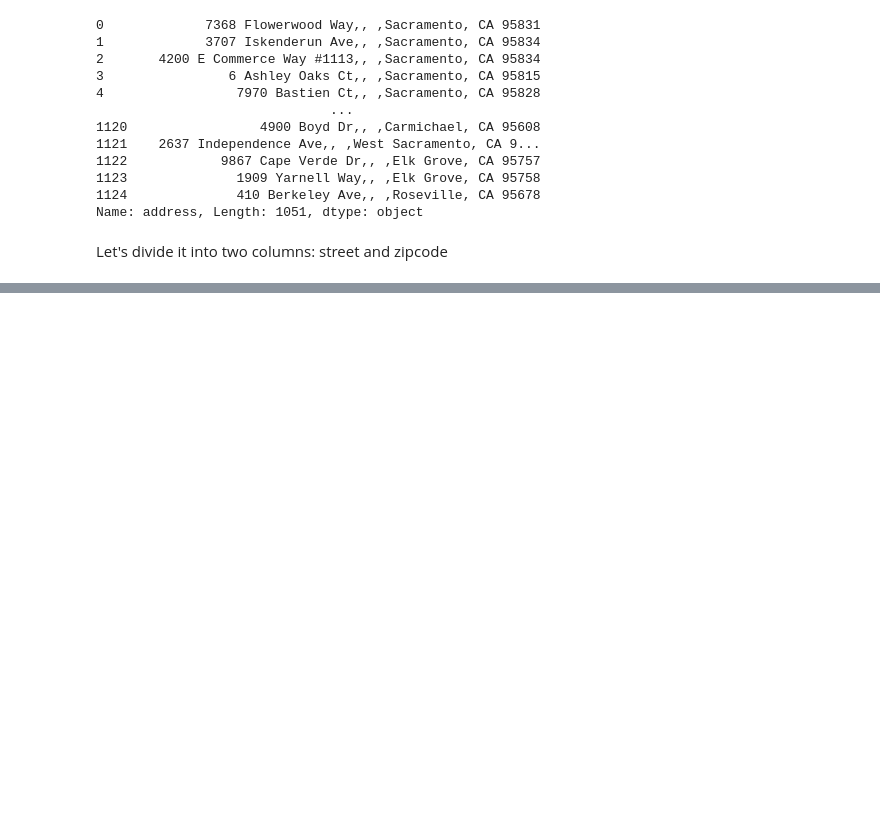
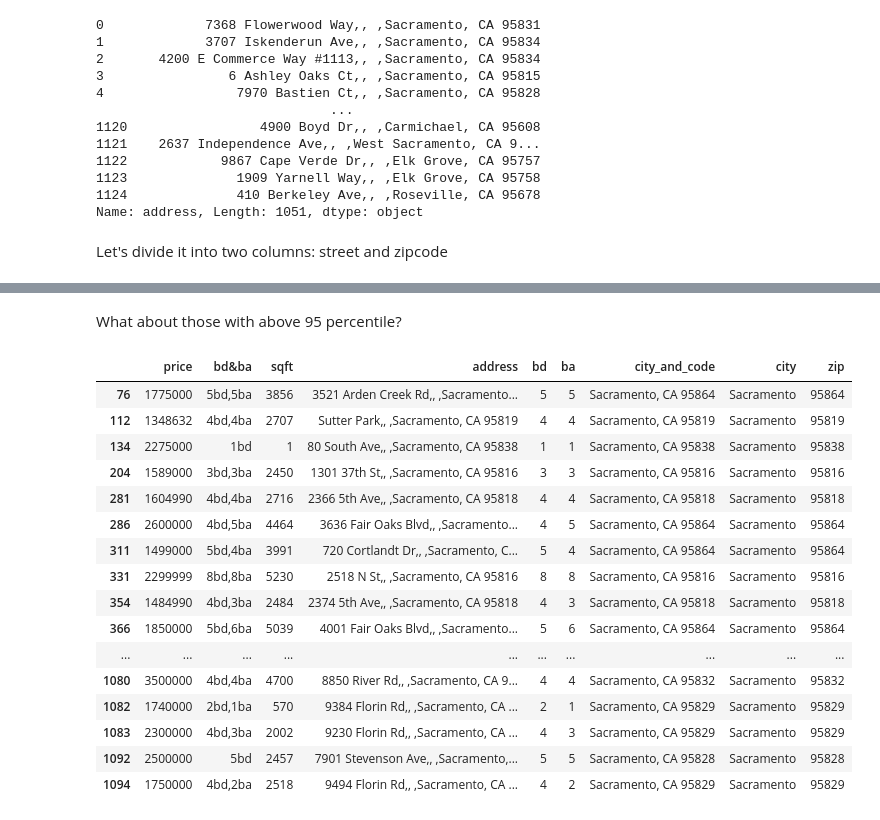
Before and after one commit to PlacidSerene/Housing-Analysis, a Jupyter notebook: House_Prediction.ipynb, the cells around one changed output, grey strips where cells are left out. Saved outputs shown, nothing was run; the diff lists cells and outputs as text; code cells hidden in the pictures; blank space fills up the shorter version.

```diff
--- a/House_Prediction.ipynb
+++ b/House_Prediction.ipynb
@@ -446,0 +545,22 @@ sb.scatterplot(df, x='price', y=)
+# %% [markdown]
+What about those with above 95 percentile?
+# %%
+df[df['price']>max_threshold]
+# %% [output]
+|  | price | bd&ba | sqft | address | bd | ba | city_and_code | city | zip |
+| 76 | 1775000 | 5bd,5ba | 3856 | 3521 Arden Creek Rd,, ,Sacramento... | 5 | 5 | Sacramento, CA 95864 | Sacramento | 95864 |
+| 112 | 1348632 | 4bd,4ba | 2707 | Sutter Park,, ,Sacramento, CA 95819 | 4 | 4 | Sacramento, CA 95819 | Sacramento | 95819 |
+| 134 | 2275000 | 1bd | 1 | 80 South Ave,, ,Sacramento, CA 95838 | 1 | 1 | Sacramento, CA 95838 | Sacramento | 95838 |
+| 204 | 1589000 | 3bd,3ba | 2450 | 1301 37th St,, ,Sacramento, CA 95816 | 3 | 3 | Sacramento, CA 95816 | Sacramento | 95816 |
+| 281 | 1604990 | 4bd,4ba | 2716 | 2366 5th Ave,, ,Sacramento, CA 95818 | 4 | 4 | Sacramento, CA 95818 | Sacramento | 95818 |
+| 286 | 2600000 | 4bd,5ba | 4464 | 3636 Fair Oaks Blvd,, ,Sacramento... | 4 | 5 | Sacramento, CA 95864 | Sacramento | 95864 |
+| 311 | 1499000 | 5bd,4ba | 3991 | 720 Cortlandt Dr,, ,Sacramento, C... | 5 | 4 | Sacramento, CA 95864 | Sacramento | 95864 |
+| 331 | 2299999 | 8bd,8ba | 5230 | 2518 N St,, ,Sacramento, CA 95816 | 8 | 8 | Sacramento, CA 95816 | Sacramento | 95816 |
+| 354 | 1484990 | 4bd,3ba | 2484 | 2374 5th Ave,, ,Sacramento, CA 95818 | 4 | 3 | Sacramento, CA 95818 | Sacramento | 95818 |
+| 366 | 1850000 | 5bd,6ba | 5039 | 4001 Fair Oaks Blvd,, ,Sacramento... | 5 | 6 | Sacramento, CA 95864 | Sacramento | 95864 |
+| ... | ... | ... | ... | ... | ... | ... | ... | ... | ... |
+| 1080 | 3500000 | 4bd,4ba | 4700 | 8850 River Rd,, ,Sacramento, CA 9... | 4 | 4 | Sacramento, CA 95832 | Sacramento | 95832 |
+| 1082 | 1740000 | 2bd,1ba | 570 | 9384 Florin Rd,, ,Sacramento, CA ... | 2 | 1 | Sacramento, CA 95829 | Sacramento | 95829 |
+| 1083 | 2300000 | 4bd,3ba | 2002 | 9230 Florin Rd,, ,Sacramento, CA ... | 4 | 3 | Sacramento, CA 95829 | Sacramento | 95829 |
+| 1092 | 2500000 | 5bd | 2457 | 7901 Stevenson Ave,, ,Sacramento,... | 5 | 5 | Sacramento, CA 95828 | Sacramento | 95828 |
+| 1094 | 1750000 | 4bd,2ba | 2518 | 9494 Florin Rd,, ,Sacramento, CA ... | 4 | 2 | Sacramento, CA 95829 | Sacramento | 95829 |
```
Also changed, not shown: parts of 40 cells of this notebook.
